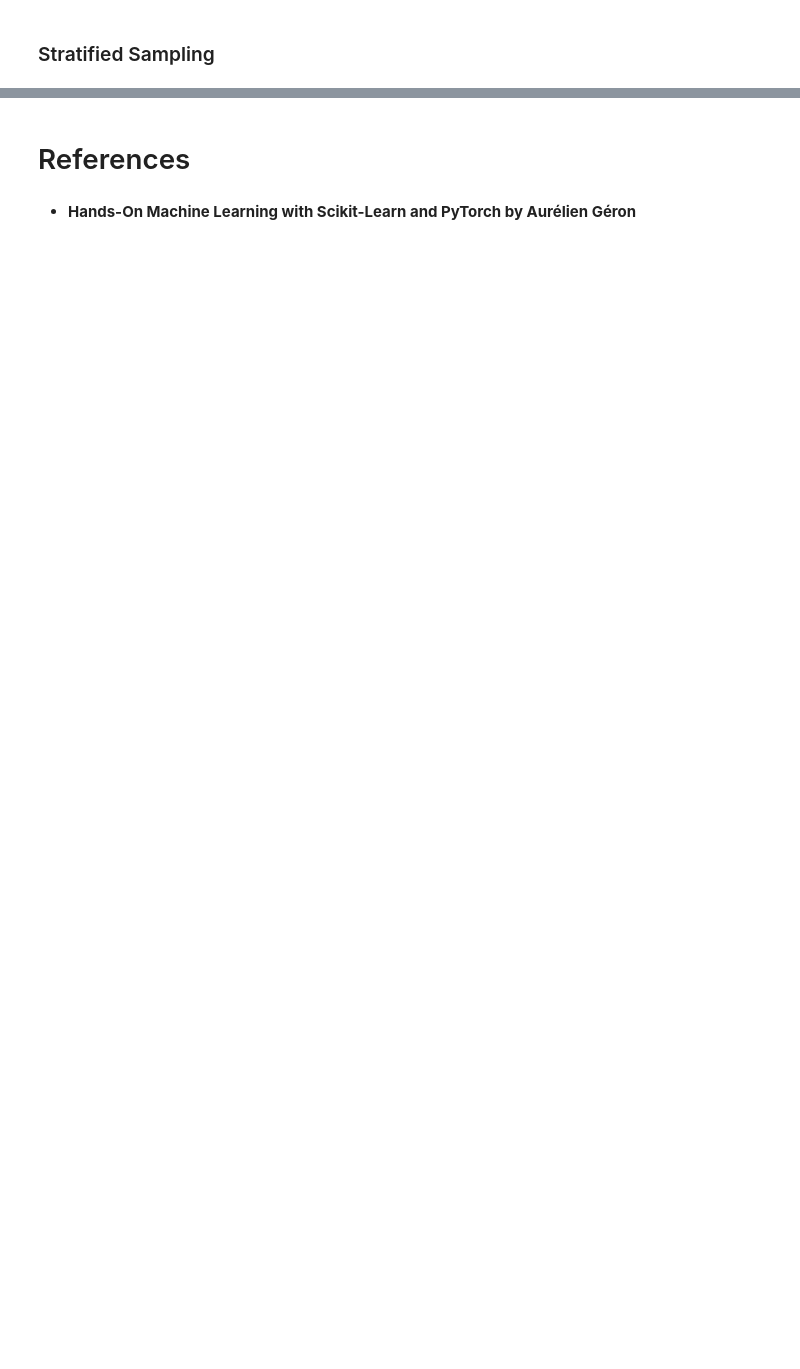
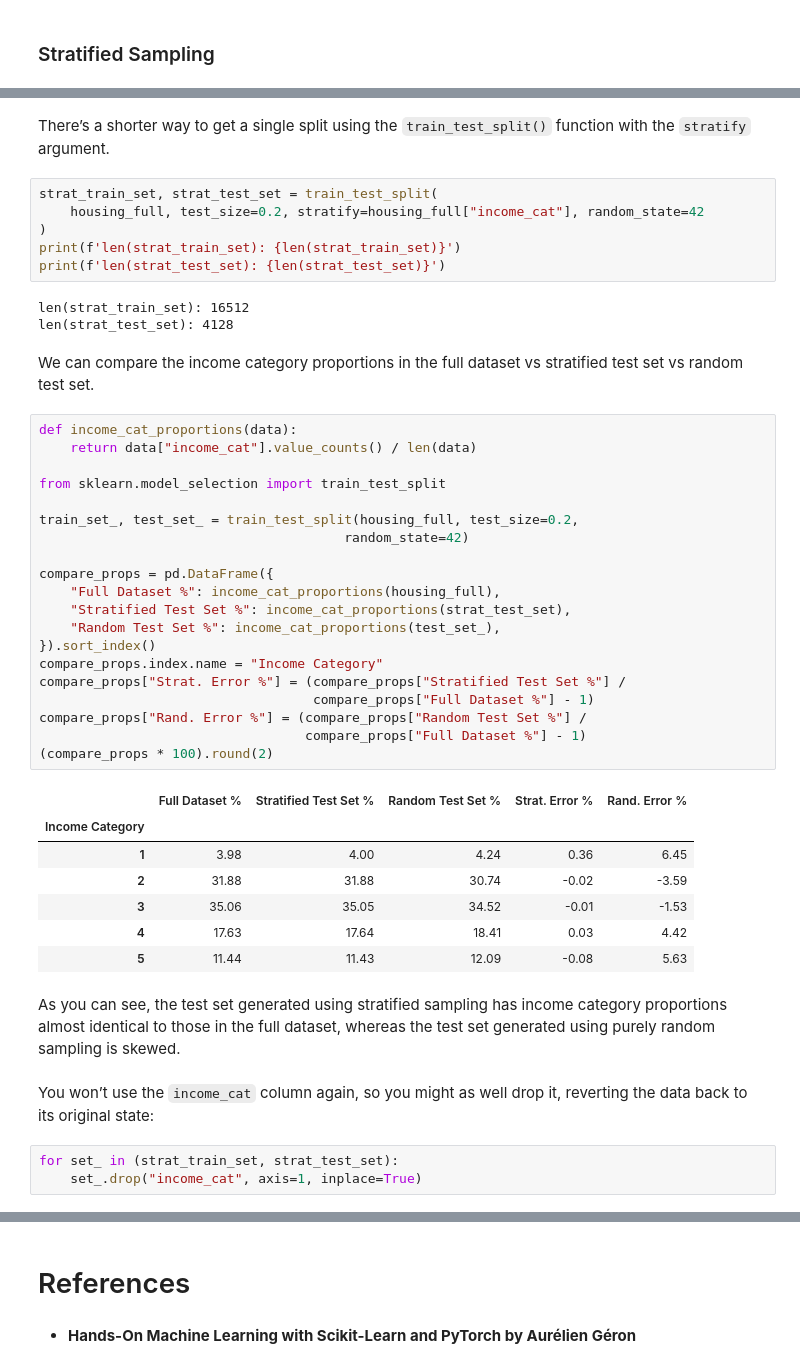
Before and after one commit to ancilcleetus/My-Learning-Journey-in-AI, a Jupyter notebook: Fundamentals-of-Machine-Learning/end_to_end_ml_project.ipynb, the cells around one changed output, grey strips where cells are left out. Saved outputs shown, nothing was run; the diff lists cells and outputs as text; blank space fills up the shorter version.

```diff
--- a/Fundamentals-of-Machine-Learning/end_to_end_ml_project.ipynb
+++ b/Fundamentals-of-Machine-Learning/end_to_end_ml_project.ipynb
@@ -318,3 +375,51 @@ train_set_, test_set_ = train_test_split(housing_full, test_size=0.2,
+# %% [markdown]
+There’s a shorter way to get a single split using the `train_test_split()` function with the `stratify` argument.
+# %%
+strat_train_set, strat_test_set = train_test_split(
+    housing_full, test_size=0.2, stratify=housing_full["income_cat"], random_state=42
+)
+print(f'len(strat_train_set): {len(strat_train_set)}')
+print(f'len(strat_test_set): {len(strat_test_set)}')
+# %% [output]
+len(strat_train_set): 16512
+len(strat_test_set): 4128
+# %% [markdown]
+We can compare the income category proportions in the full dataset vs stratified test set vs random test set.
+# %%
+def income_cat_proportions(data):
+    return data["income_cat"].value_counts() / len(data)
+
+from sklearn.model_selection import train_test_split
+
+train_set_, test_set_ = train_test_split(housing_full, test_size=0.2,
+                                       random_state=42)
+
+compare_props = pd.DataFrame({
+    "Full Dataset %": income_cat_proportions(housing_full),
+    "Stratified Test Set %": income_cat_proportions(strat_test_set),
+    "Random Test Set %": income_cat_proportions(test_set_),
+}).sort_index()
+compare_props.index.name = "Income Category"
+compare_props["Strat. Error %"] = (compare_props["Stratified Test Set %"] /
+                                   compare_props["Full Dataset %"] - 1)
+compare_props["Rand. Error %"] = (compare_props["Random Test Set %"] /
+                                  compare_props["Full Dataset %"] - 1)
+(compare_props * 100).round(2)
+# %% [output]
+|  | Full Dataset % | Stratified Test Set % | Random Test Set % | Strat. Error % | Rand. Error % |
+| Income Category |  |  |  |  |  |
+| 1 | 3.98 | 4.00 | 4.24 | 0.36 | 6.45 |
+| 2 | 31.88 | 31.88 | 30.74 | -0.02 | -3.59 |
+| 3 | 35.06 | 35.05 | 34.52 | -0.01 | -1.53 |
+| 4 | 17.63 | 17.64 | 18.41 | 0.03 | 4.42 |
+| 5 | 11.44 | 11.43 | 12.09 | -0.08 | 5.63 |
+# %% [markdown]
+As you can see, the test set generated using stratified sampling has income category proportions almost identical to those in the full dataset, whereas the test set generated using purely random sampling is skewed.
+# %% [markdown]
+You won’t use the `income_cat` column again, so you might as well drop it, reverting the data back to its original state:
+# %%
+for set_ in (strat_train_set, strat_test_set):
+    set_.drop("income_cat", axis=1, inplace=True)
 # %% [markdown]
 ![rainbow](https://github.com/ancilcleetus/My-Learning-Journey/assets/25684256/839c3524-2a1d-4779-85a0-83c562e1e5e5)
 # %% [markdown]
```
Also changed, not shown: parts of 8 cells of this notebook.
